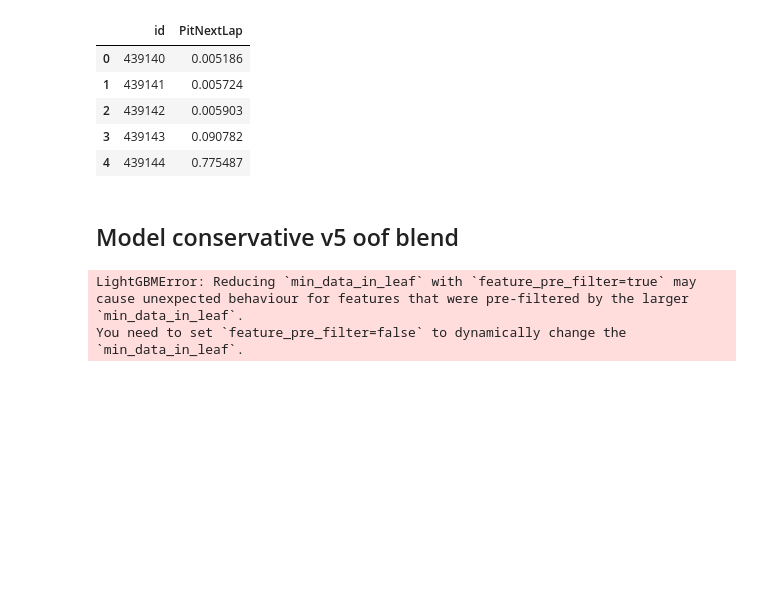
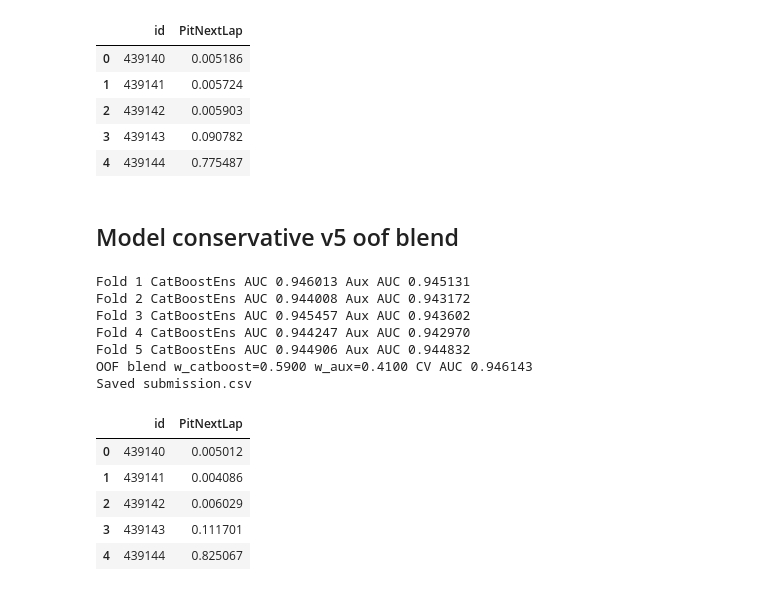
Before and after one commit to oivler/kaggle-f1-pit-stops, a Jupyter notebook: model.ipynb, the cells around one changed output. Saved outputs shown, nothing was run; the diff lists cells and outputs as text; code cells hidden in the pictures; blank space fills up the shorter version.

```diff
--- a/model.ipynb
+++ b/model.ipynb
@@ -679,8 +679,6 @@ if has_catboost:
             X_va_l[cat_features] = oe.transform(X_va_l[cat_features])
             X_te_l[cat_features] = oe.transform(X_te_l[cat_features])
             cat_idx = [X_tr_l.columns.get_loc(c) for c in cat_features]
-            dtrain = lgb.Dataset(X_tr_l, label=y_tr, categorical_feature=cat_idx)
-            dval = lgb.Dataset(X_va_l, label=y_va, categorical_feature=cat_idx, reference=dtrain)
             va_mix = np.zeros(len(va_idx))
             te_mix = np.zeros(len(test))
             lgb_variants = [
@@ -688,6 +686,8 @@ if has_catboost:
                 {'learning_rate': 0.052, 'num_leaves': 48, 'min_data_in_leaf': 96, 'feature_fraction': 0.78, 'bagging_fraction': 0.88, 'seed': 900 + fold},
             ]
             for lv in lgb_variants:
+                dtrain = lgb.Dataset(X_tr_l, label=y_tr, categorical_feature=cat_idx)
+                dval = lgb.Dataset(X_va_l, label=y_va, categorical_feature=cat_idx, reference=dtrain)
                 params_lgb = {
                     'objective': 'binary',
                     'metric': 'auc',
@@ -698,6 +698,7 @@ if has_catboost:
                     'bagging_fraction': lv['bagging_fraction'],
                     'bagging_freq': 1,
                     'min_data_in_leaf': lv['min_data_in_leaf'],
+                    'feature_pre_filter': False,
                     'random_state': lv['seed'],
                 }
                 bst = lgb.train(
@@ -748,32 +749,43 @@ if has_catboost:
         if auc > best_auc:
             best_auc = auc
             best_w = w
     test_final = best_w * test_cb + (1.0 - best_w) * test_aux
     print(f'OOF blend w_catboost={best_w:.4f} w_aux={1.0 - best_w:.4f} CV AUC {best_auc:.6f}')
 else:
     oof_lr = np.zeros(len(train))
     test_lr = np.zeros(len(test))
     for fold, (tr_idx, va_idx) in enumerate(skf.split(X, y), 1):
         X_tr, X_va = X.iloc[tr_idx], X.iloc[va_idx]
         y_tr, y_va = y.iloc[tr_idx], y.iloc[va_idx]
         preprocessor = ColumnTransformer(
             transformers=[
                 ('num', Pipeline([('imp', SimpleImputer(strategy='median'))]), num_features),
                 ('cat', Pipeline([('imp', SimpleImputer(strategy='most_frequent')), ('ohe', OneHotEncoder(handle_unknown='ignore'))]), cat_features),
             ],
             remainder='drop',
         )
         model = Pipeline([('prep', preprocessor), ('clf', LogisticRegression(max_iter=1000, n_jobs=-1))])
         model.fit(X_tr, y_tr)
         oof_lr[va_idx] = model.predict_proba(X_va)[:, 1]
         test_lr += model.predict_proba(X_test)[:, 1] / skf.n_splits
     test_final = test_lr
     print('CV AUC LR only:', roc_auc_score(y, oof_lr))
 
 submission = pd.DataFrame({'id': test['id'], 'PitNextLap': test_final})
 submission.to_csv('submission.csv', index=False)
 print('Saved submission.csv')
 display(submission.head())
 # %% [output]
-LightGBMError: Reducing `min_data_in_leaf` with `feature_pre_filter=true` may cause unexpected behaviour for features that were pre-filtered by the larger `min_data_in_leaf`.
-You need to set `feature_pre_filter=false` to dynamically change the `min_data_in_leaf`.
+Fold 1 CatBoostEns AUC 0.946013 Aux AUC 0.945131
+Fold 2 CatBoostEns AUC 0.944008 Aux AUC 0.943172
+Fold 3 CatBoostEns AUC 0.945457 Aux AUC 0.943602
+Fold 4 CatBoostEns AUC 0.944247 Aux AUC 0.942970
+Fold 5 CatBoostEns AUC 0.944906 Aux AUC 0.944832
+OOF blend w_catboost=0.5900 w_aux=0.4100 CV AUC 0.946143
+Saved submission.csv
+|  | id | PitNextLap |
+| 0 | 439140 | 0.005012 |
+| 1 | 439141 | 0.004086 |
+| 2 | 439142 | 0.006029 |
+| 3 | 439143 | 0.111701 |
+| 4 | 439144 | 0.825067 |
```
Also changed, not shown: parts of 2 cells of this notebook.
